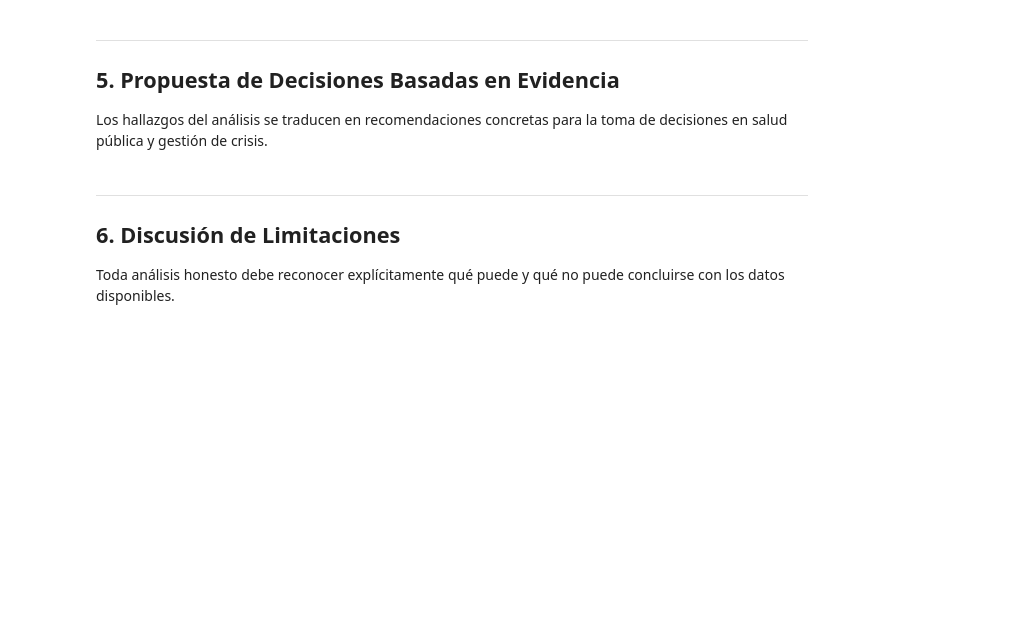
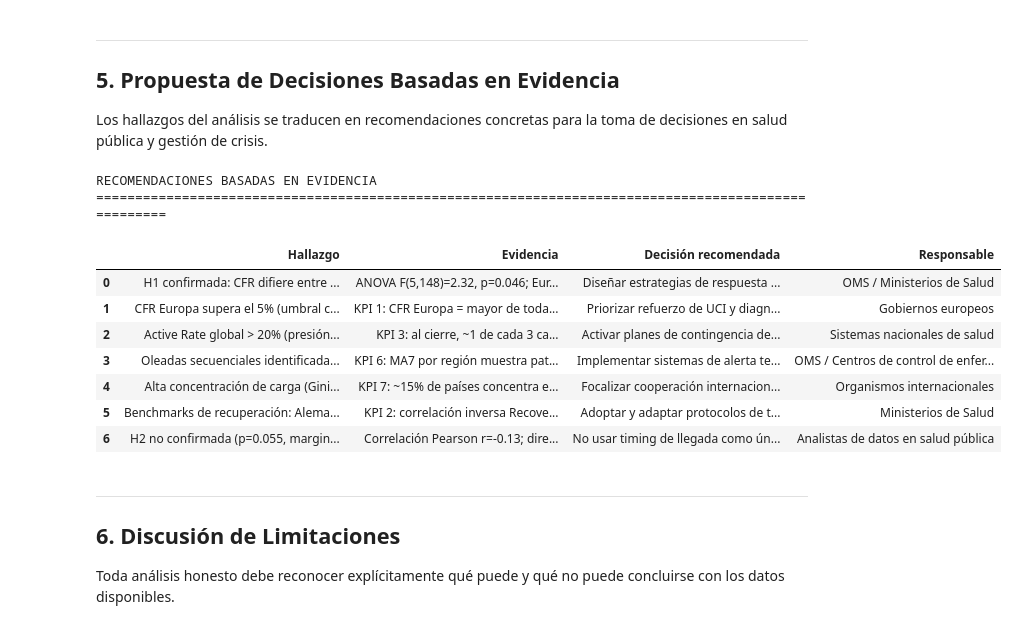
Before and after one commit to EmilianoVS09/Entrega3AnalisisDatos, a Jupyter notebook: Notebooks/Analisis_validacion_storytelling.ipynb, the cells around one changed output. Drawn from its saved outputs; the diff is of its cells as text; code cells hidden in the pictures; blank space fills up the shorter version.

```diff
--- a/Notebooks/Analisis_validacion_storytelling.ipynb
+++ b/Notebooks/Analisis_validacion_storytelling.ipynb
@@ -777,34 +816,45 @@ recomendaciones = pd.DataFrame([
         'Responsable'   : 'Sistemas nacionales de salud',
     },
     {
         'Hallazgo'      : 'Oleadas secuenciales identificadas (Asia→Europa→Américas)',
         'Evidencia'     : 'KPI 6: MA7 por región muestra patrón claro de propagación temporal',
         'Decisión recomendada': 'Implementar sistemas de alerta temprana basados en MA7 como semáforo epidemiológico',
         'Responsable'   : 'OMS / Centros de control de enfermedades',
     },
     {
         'Hallazgo'      : 'Alta concentración de carga (Gini ≈ 0.82)',
         'Evidencia'     : 'KPI 7: ~15% de países concentra el 80% de los casos',
         'Decisión recomendada': 'Focalizar cooperación internacional en los 10-15 países de mayor carga',
         'Responsable'   : 'Organismos internacionales',
     },
     {
         'Hallazgo'      : 'Benchmarks de recuperación: Alemania, Corea del Sur, China (RR>80%)',
-        'Evidencia'     : 'KPI 2: correlación inversa Recovery Rate vs CFR (ρ negativo)',
+        'Evidencia'     : 'KPI 2: correlación inversa Recovery Rate vs CFR (r negativo)',
         'Decisión recomendada': 'Adoptar y adaptar protocolos de trazabilidad y atención temprana de países líderes',
         'Responsable'   : 'Ministerios de Salud',
     },
     {
         'Hallazgo'      : 'H2 no confirmada (p=0.055, marginal); timing no predice CFR linealmente',
         'Evidencia'     : 'Correlación Pearson r=-0.13; dirección esperada pero sin significancia',
         'Decisión recomendada': 'No usar timing de llegada como único criterio de comparación entre países; ajustar por capacidad del sistema de salud',
         'Responsable'   : 'Analistas de datos en salud pública',
     },
 ])
 
 print('RECOMENDACIONES BASADAS EN EVIDENCIA')
 print('=' * 100)
 display(recomendaciones)
+# %% [output]
+RECOMENDACIONES BASADAS EN EVIDENCIA
+====================================================================================================
+|  | Hallazgo | Evidencia | Decisión recomendada | Responsable |
+| 0 | H1 confirmada: CFR difiere entre ... | ANOVA F(5,148)=2.32, p=0.046; Eur... | Diseñar estrategias de respuesta ... | OMS / Ministerios de Salud |
+| 1 | CFR Europa supera el 5% (umbral c... | KPI 1: CFR Europa = mayor de toda... | Priorizar refuerzo de UCI y diagn... | Gobiernos europeos |
+| 2 | Active Rate global > 20% (presión... | KPI 3: al cierre, ~1 de cada 3 ca... | Activar planes de contingencia de... | Sistemas nacionales de salud |
+| 3 | Oleadas secuenciales identificada... | KPI 6: MA7 por región muestra pat... | Implementar sistemas de alerta te... | OMS / Centros de control de enfer... |
+| 4 | Alta concentración de carga (Gini... | KPI 7: ~15% de países concentra e... | Focalizar cooperación internacion... | Organismos internacionales |
+| 5 | Benchmarks de recuperación: Alema... | KPI 2: correlación inversa Recove... | Adoptar y adaptar protocolos de t... | Ministerios de Salud |
+| 6 | H2 no confirmada (p=0.055, margin... | Correlación Pearson r=-0.13; dire... | No usar timing de llegada como ún... | Analistas de datos en salud pública |
 # %% [markdown]
 ---
 ## 6. Discusión de Limitaciones
```
Also changed, not shown: parts of 11 cells of this notebook, 1 other file.
